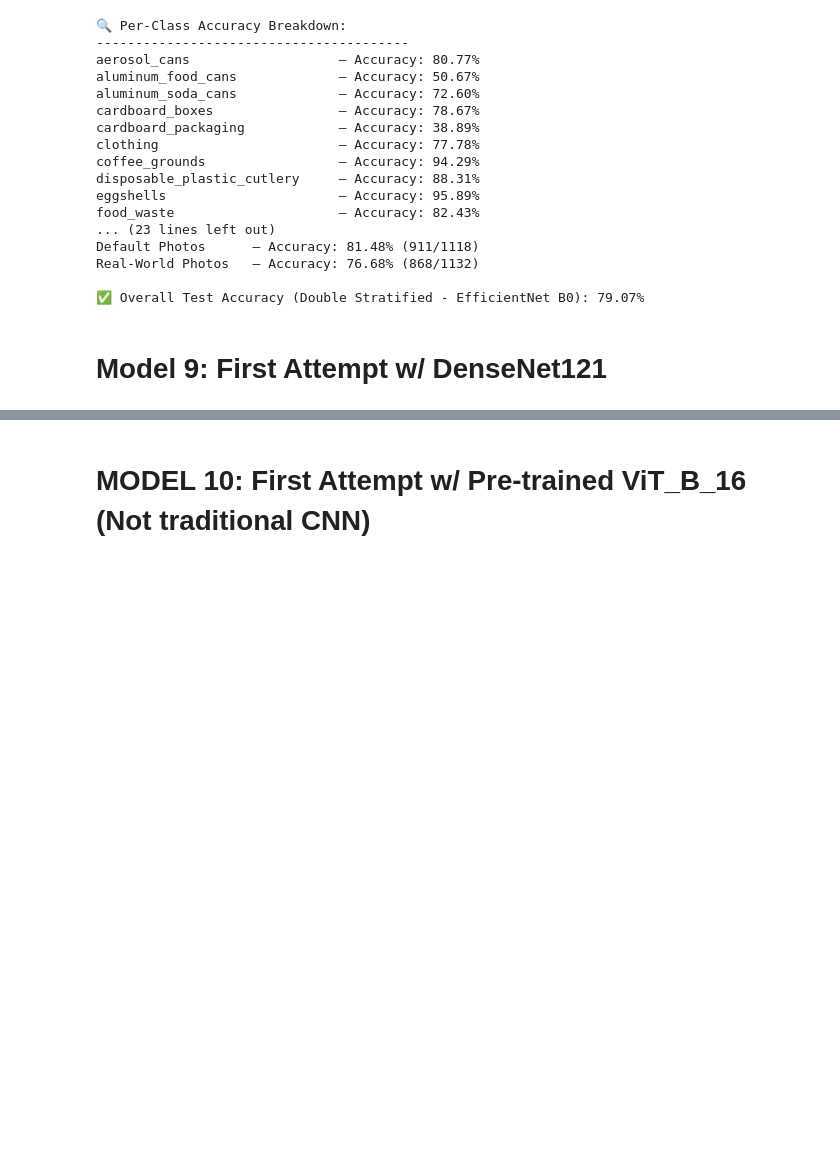
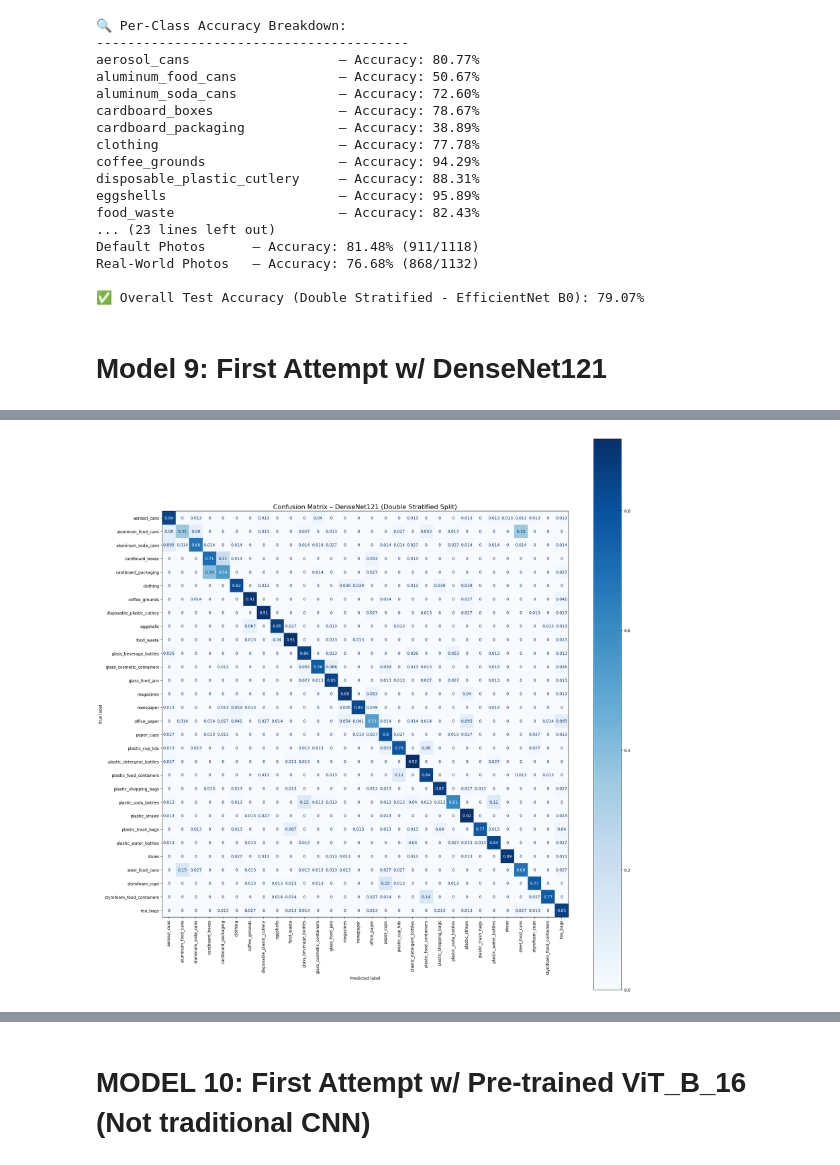
Before and after one commit to skozub25/Waste-Classification, a Jupyter notebook: wasteclassification.ipynb, the cells around one changed output, grey strips where cells are left out. Drawn from its saved outputs; the diff is of its cells as text; code cells hidden in the pictures; blank space fills up the shorter version.

```diff
--- a/wasteclassification.ipynb
+++ b/wasteclassification.ipynb
@@ -2425,75 +2491,80 @@ KeyboardInterrupt:
 # %%
 # ----------------------
-# ACCURACY BREAKDOWN
+# BLOCK 2: ACCURACY BREAKDOWN (DenseNet121 Double Stratified)
 # ----------------------
-class_correct = [0] * num_classes
-class_total = [0] * num_classes
-default_correct = 0
-default_total = 0
-real_correct = 0
-real_total = 0
-all_preds = []
-all_labels = []
 
-model.eval()
+densenet_class_correct = [0] * num_classes
+densenet_class_total = [0] * num_classes
+densenet_default_correct = 0
+densenet_default_total = 0
+densenet_real_correct = 0
+densenet_real_total = 0
+densenet_all_preds = []
+densenet_all_labels = []
+
+model_densenet.eval()
 with torch.no_grad():
-    for i, (images, labels) in enumerate(test_loader):
+    for i, (images, labels) in enumerate(test_loader_densenet):
         images, labels = images.to(device), labels.to(device)
-        outputs = model(images)
+        outputs = model_densenet(images)
         _, predicted = torch.max(outputs, 1)
 
         for j in range(len(labels)):
             true = labels[j].item()
             pred = predicted[j].item()
-            class_total[true] += 1
+            densenet_class_total[true] += 1
             if true == pred:
-                class_correct[true] += 1
+                densenet_class_correct[true] += 1
 
-            path = test_paths[i * test_loader.batch_size + j]
+            path = test_paths_densenet[i * test_loader_densenet.batch_size + j]
             if "default" in path:
-                default_total += 1
+                densenet_default_total += 1
                 if true == pred:
-                    default_correct += 1
+                    densenet_default_correct += 1
             elif "real_world" in path:
-                real_total += 1
+                densenet_real_total += 1
                 if true == pred:
-                    real_correct += 1
+                    densenet_real_correct += 1
 
-            all_preds.append(pred)
-            all_labels.append(true)
+            densenet_all_preds.append(pred)
+            densenet_all_labels.append(true)
 
 # ----------------------
 # CONFUSION MATRIX (Normalized)
 # ----------------------
-cm = confusion_matrix(all_labels, all_preds, normalize='true')
-disp = ConfusionMatrixDisplay(confusion_matrix=cm, display_labels=full_dataset_val.classes)
-plt.figure(figsize=(16, 16))
-disp.plot(xticks_rotation=90, cmap="Blues")
-plt.title("Confusion Matrix – DenseNet121 (Double Stratified Split)")
+cm_densenet = confusion_matrix(densenet_all_labels, densenet_all_preds, normalize='true')
+disp_densenet = ConfusionMatrixDisplay(confusion_matrix=cm_densenet, display_labels=full_dataset_val_densenet.classes)
+
+fig, ax = plt.subplots(figsize=(20, 20))
+disp_densenet.plot(ax=ax, xticks_rotation=90, cmap="Blues", colorbar=True)
+ax.set_xticklabels(full_dataset_val_densenet.classes, fontsize=10, rotation=90)
+ax.set_yticklabels(full_dataset_val_densenet.classes, fontsize=10)
+plt.title("Confusion Matrix – DenseNet121 (Double Stratified Split)", fontsize=16)
+plt.tight_layout()
 plt.show()
 
 # ----------------------
 # PER-CLASS ACCURACY
 # ----------------------
 print("\n🔍 Per-Class Accuracy Breakdown:\n" + "-" * 40)
-for i, class_name in enumerate(full_dataset_val.classes):
-    acc = 100 * class_correct[i] / class_total[i] if class_total[i] > 0 else 0.0
+for i, class_name in enumerate(full_dataset_val_densenet.classes):
+    acc = 100 * densenet_class_correct[i] / densenet_class_total[i] if densenet_class_total[i] > 0 else 0.0
     print(f"{class_name:30s} — Accuracy: {acc:.2f}%")
 
 # ----------------------
 # DEFAULT vs REAL-WORLD ACCURACY
 # ----------------------
-default_acc = 100 * default_correct / default_total if default_total > 0 else 0.0
-real_acc = 100 * real_correct / real_total if real_total > 0 else 0.0
+densenet_default_acc = 100 * densenet_default_correct / densenet_default_total if densenet_default_total > 0 else 0.0
+densenet_real_acc = 100 * densenet_real_correct / densenet_real_total if densenet_real_total > 0 else 0.0
 
 print("\n📸 Accuracy by Photo Type:\n" + "-" * 40)
-print(f"Default Photos      — Accuracy: {default_acc:.2f}% ({default_correct}/{default_total})")
-print(f"Real-World Photos   — Accuracy: {real_acc:.2f}% ({real_correct}/{real_total})")
+print(f"Default Photos      — Accuracy: {densenet_default_acc:.2f}% ({densenet_default_correct}/{densenet_default_total})")
+print(f"Real-World Photos   — Accuracy: {densenet_real_acc:.2f}% ({densenet_real_correct}/{densenet_real_total})")
 
 # ----------------------
 # OVERALL ACCURACY
 # ----------------------
-correct = sum(class_correct)
-total = sum(class_total)
-overall_acc = 100 * correct / total
-print(f"\n✅ Overall Test Accuracy (Double Stratified Split): {overall_acc:.2f}%")
+densenet_overall_acc = 100 * sum(densenet_class_correct) / sum(densenet_class_total)
+print(f"\n✅ Overall Test Accuracy (Double Stratified - DenseNet121): {densenet_overall_acc:.2f}%")
+# %% [output]
+[figure, added]
```
Also changed, not shown: parts of 8 cells of this notebook.
